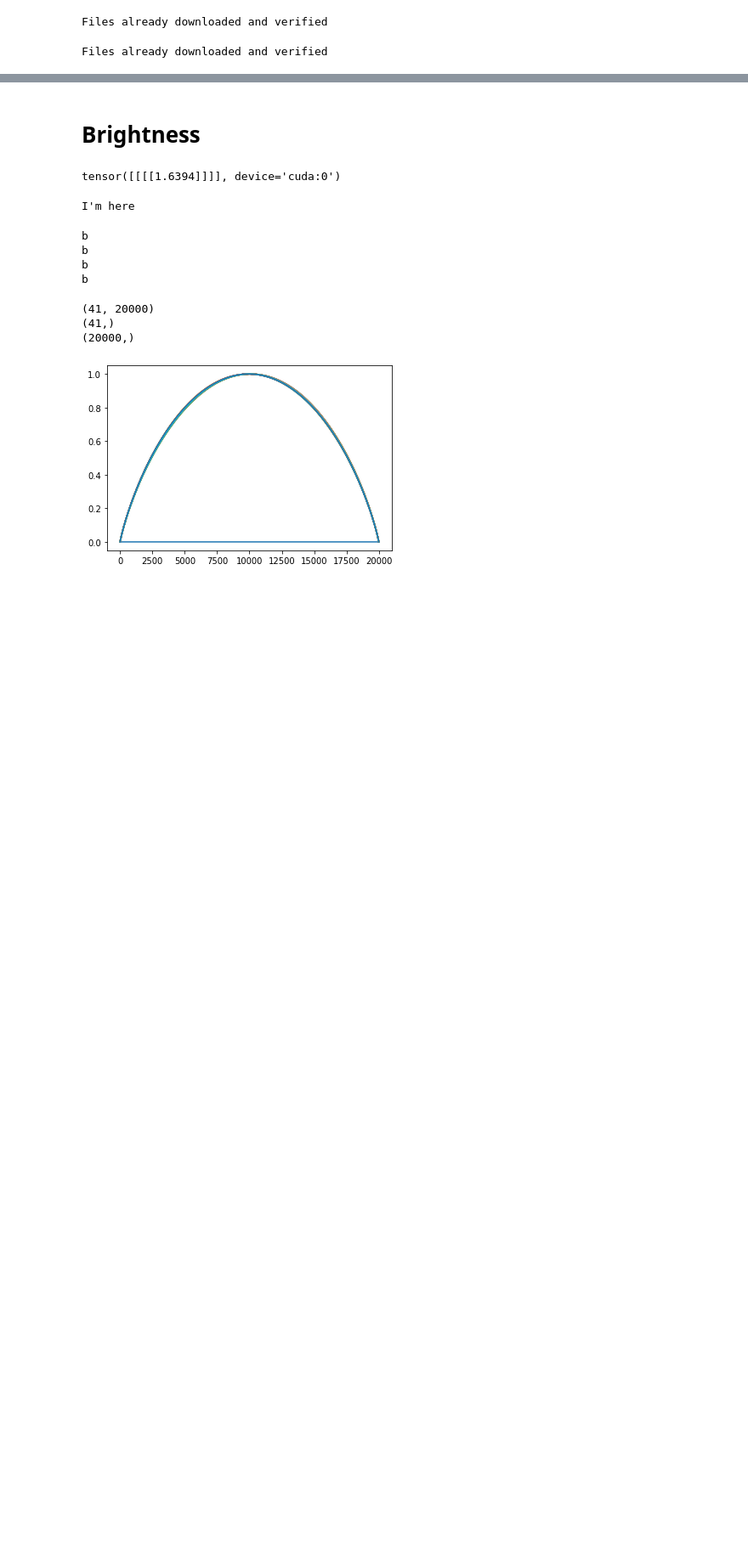
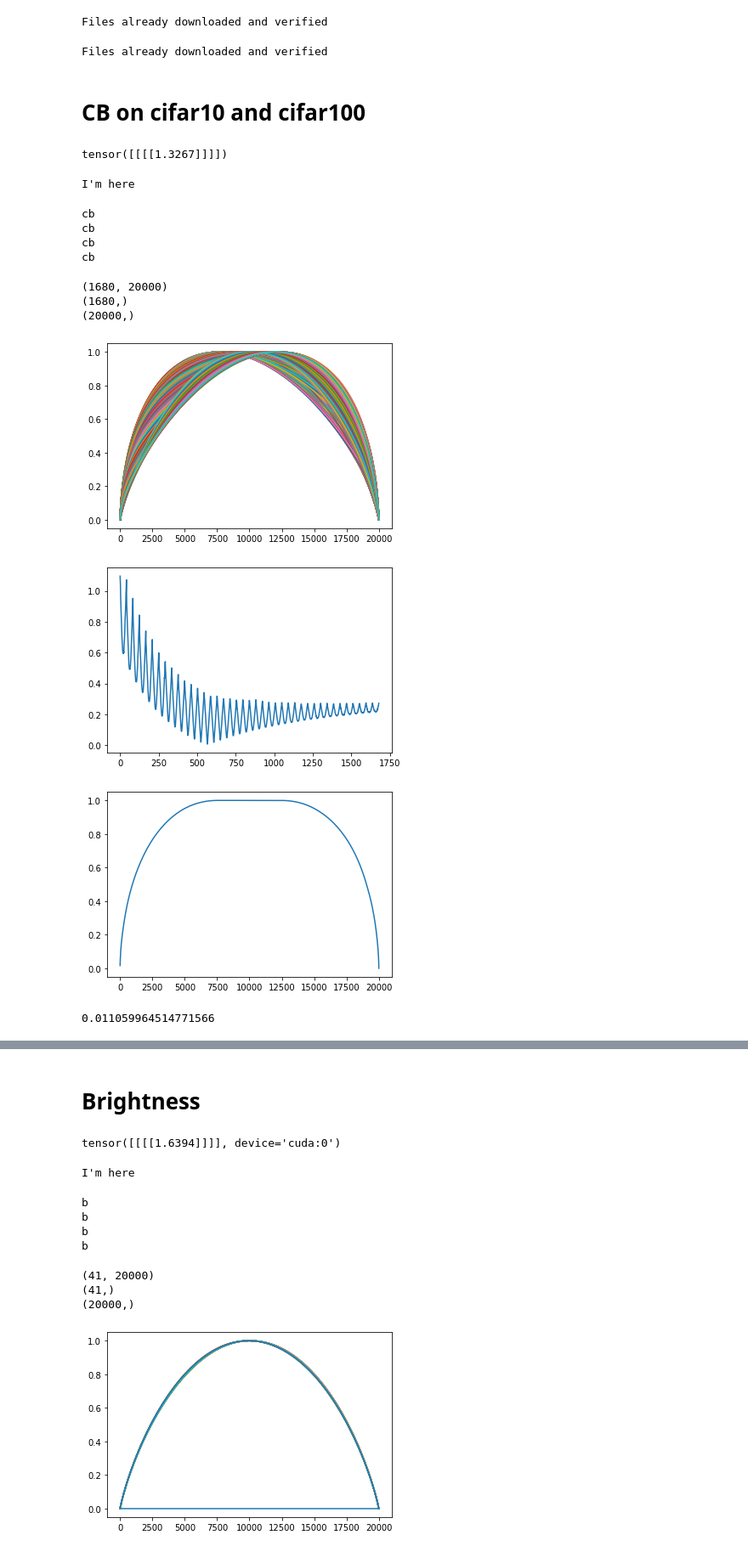
Before and after one commit to dkorzh10/general_lipschitz, a Jupyter notebook: notebooks/CT_CBT_TBlBC_rename.ipynb, the cells around one changed output, grey strips where cells are left out. Shown at 85% size. Drawn from its saved outputs; the diff is of its cells as text; code cells hidden in the pictures; blank space fills up the shorter version.

```diff
--- a/notebooks/CT_CBT_TBlBC_rename.ipynb
+++ b/notebooks/CT_CBT_TBlBC_rename.ipynb
@@ -265,3 +198,10 @@ def construct_bounds(ns, b_zero, x0, d, betas_list, type_of_transform, sigmas=[1
 
     hatg_int = csaps(betas_list, hat_g.reshape(shape)) #
     return xi, hatg_int
+# %% [markdown]
+# CB on cifar10 and cifar100
+# %%
+device = "cpu"
+# %%
+sigma_b = 0.3
+sigma_c = 0.3
@@ -267,0 +210,35 @@ def construct_bounds(ns, b_zero, x0, d, betas_list, type_of_transform, sigmas=[1
+# %%
+phi(torch.tensor([1]).to(device))
+# %% [output]
+tensor([[[[1.3267]]]])
+# %%
+ns = 20000
+b_zero = jnp.array([1., 0.])
+x0 = jnp.array([1.1, 1.3]) # Whatever
+d = 2
+
+betas1 = jnp.linspace(0.4, 2.2, 40) ## set a bit larger range than you want to certify
+betas2 = jnp.linspace(-0.5, 0.5, 42)
+betas_list = [betas1, betas2]
+type_of_transform = 'cb'
+
+Phi = construct_phi(type_of_transform, device, sigma_b=sigma_b, sigma_c=sigma_c)
+attack = attack_b_torch
+res_bc = construct_bounds(ns, b_zero, x0, d, betas_list, type_of_transform)
+xi, hatg_int = res_bc
+# %% [output]
+I'm here
+cb
+cb
+cb
+cb
+(1680, 20000)
+(1680,)
+(20000,)
+[figure, added]
+[figure, added]
+[figure, added]
+# %%
+hatg_int([*b_zero]).item()
+# %% [output]
+0.011059964514771566
```
Also changed, not shown: parts of 59 cells of this notebook, 47 other files.
